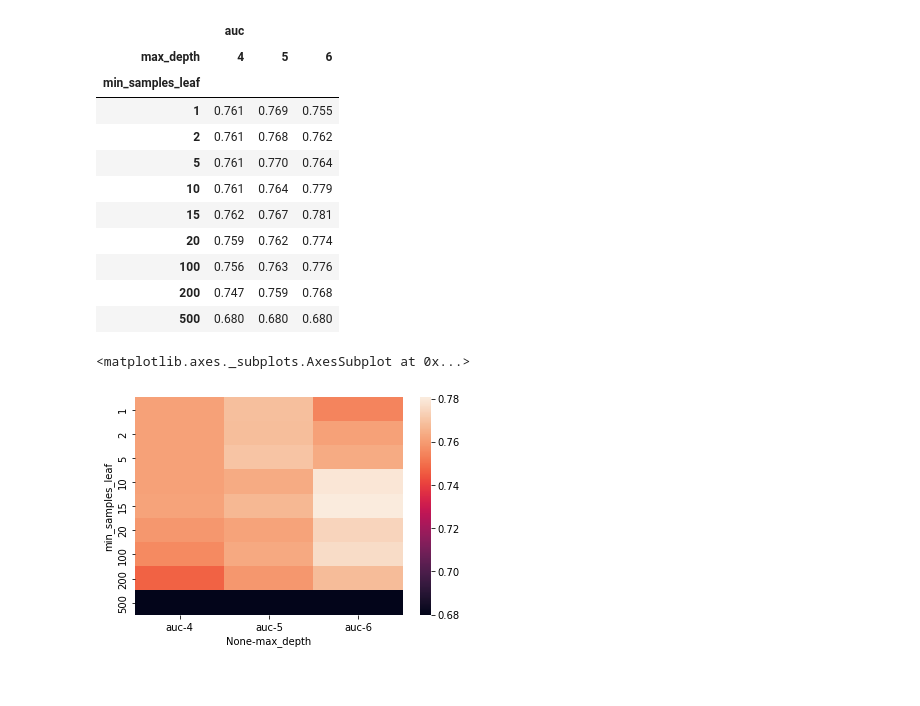
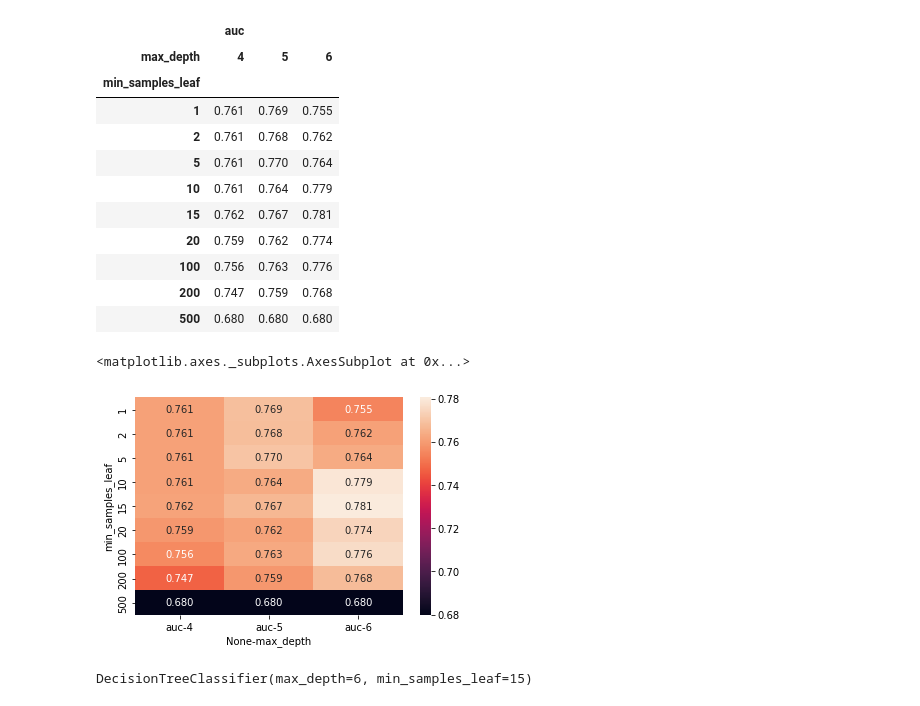
Before and after one commit to carlos-alves-one/ML-Zoomcamp-Week-6, a Jupyter notebook: ML_Zoomcamp_Week_6.ipynb, the cells around one changed output. Drawn from its saved outputs; the diff is of its cells as text; code cells hidden in the pictures.

Commit message:
Train our decision tree by set the parameters max_depth and min_samples_leaf

```diff
--- a/ML_Zoomcamp_Week_6.ipynb
+++ b/ML_Zoomcamp_Week_6.ipynb
@@ -1091,9 +1091,24 @@ df_scores_pivot.round(3)
 | 100 | 0.756 | 0.763 | 0.776 |
 | 200 | 0.747 | 0.759 | 0.768 |
 | 500 | 0.680 | 0.680 | 0.680 |
-# %%
-# Visualise the dataframe scores pivot as a heat map
-sns.heatmap(df_scores_pivot)
-# %% [output]
-<matplotlib.axes._subplots.AxesSubplot at 0x...>
-[figure, removed]
+# %%
+# Visualise the dataframe scores pivot as a heat map
+# use annnot to visualize the values
+sns.heatmap(df_scores_pivot, annot=True, fmt='.3f')
+
+# to check the worst values we look at the darkest background color in this plot is 68%
+# to check the best value we look at the light background colot in this plot is 78.1%
+# we see at the right side of the plot values start with 78% and ends with 68%
+# we can see with the score 78.6% has the max dept of 6 with the AUC and 15 with
+# min_sample_leaf
+# %% [output]
+<matplotlib.axes._subplots.AxesSubplot at 0x...>
+[figure, added]
+# %%
+# Train our decision tree by set the parameters max_depth and min_samples_leaf
+dt = DecisionTreeClassifier(max_depth=6, min_samples_leaf=15)
+
+
+dt.fit(X_train, y_train)
+# %% [output]
+DecisionTreeClassifier(max_depth=6, min_samples_leaf=15)
```
